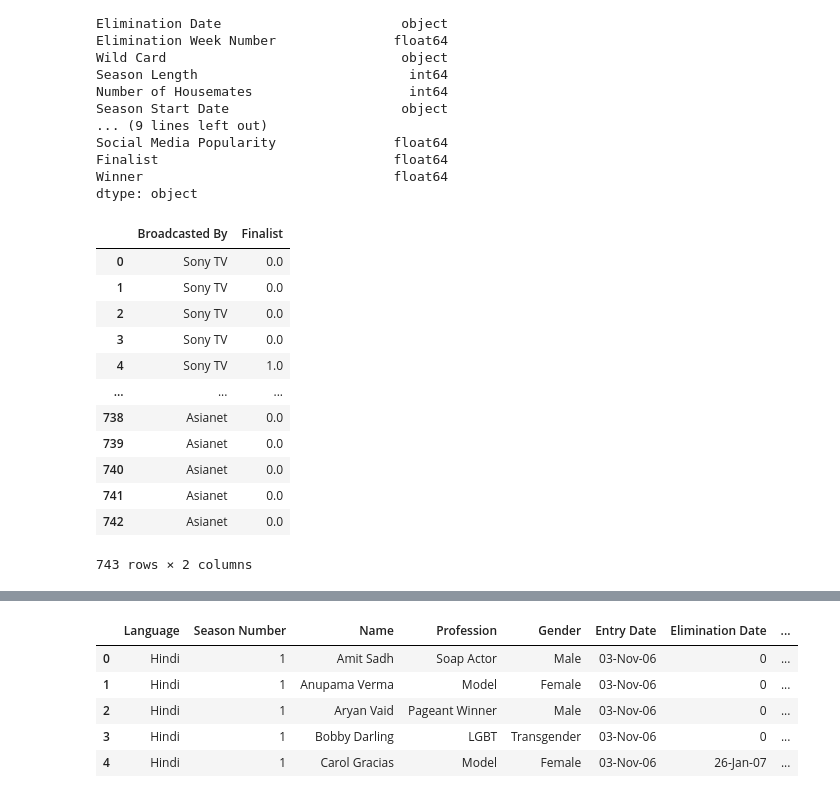
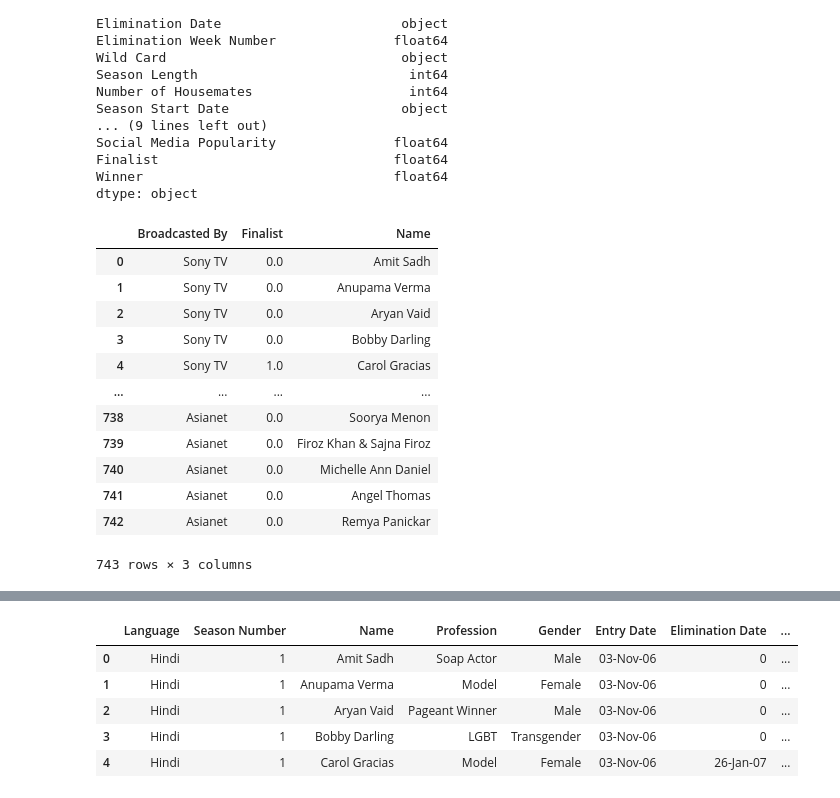
Before and after one commit to keerjs01/ML---Pandas, a Jupyter notebook: pandas.ipynb, the cells around one changed output, grey strips where cells are left out. Cells and saved outputs as stored; diff of their text form; code cells hidden in the pictures.

```diff
--- a/pandas.ipynb
+++ b/pandas.ipynb
@@ -46,0 +186,3 @@ df1=data.fillna(0)
+# %%
+df1 = data
+df1
@@ -140,18 +298,20 @@ Finalist                              float64
 Winner                                float64
 dtype: object
 # %%
-df1[['Broadcasted By','Finalist']]
+df1[
+    ['Broadcasted By','Finalist','Name']
+]
 # %% [output]
-|  | Broadcasted By | Finalist |
-| 0 | Sony TV | 0.0 |
-| 1 | Sony TV | 0.0 |
-| 2 | Sony TV | 0.0 |
-| 3 | Sony TV | 0.0 |
-| 4 | Sony TV | 1.0 |
-| ... | ... | ... |
-| 738 | Asianet | 0.0 |
-| 739 | Asianet | 0.0 |
-| 740 | Asianet | 0.0 |
-| 741 | Asianet | 0.0 |
-| 742 | Asianet | 0.0 |
+|  | Broadcasted By | Finalist | Name |
+| 0 | Sony TV | 0.0 | Amit Sadh |
+| 1 | Sony TV | 0.0 | Anupama Verma |
+| 2 | Sony TV | 0.0 | Aryan Vaid |
+| 3 | Sony TV | 0.0 | Bobby Darling |
+| 4 | Sony TV | 1.0 | Carol Gracias |
+| ... | ... | ... | ... |
+| 738 | Asianet | 0.0 | Soorya Menon |
+| 739 | Asianet | 0.0 | Firoz Khan & Sajna Firoz |
+| 740 | Asianet | 0.0 | Michelle Ann Daniel |
+| 741 | Asianet | 0.0 | Angel Thomas |
+| 742 | Asianet | 0.0 | Remya Panickar |
-743 rows × 2 columns
+743 rows × 3 columns
```
Also changed, not shown: parts of 20 cells of this notebook.
